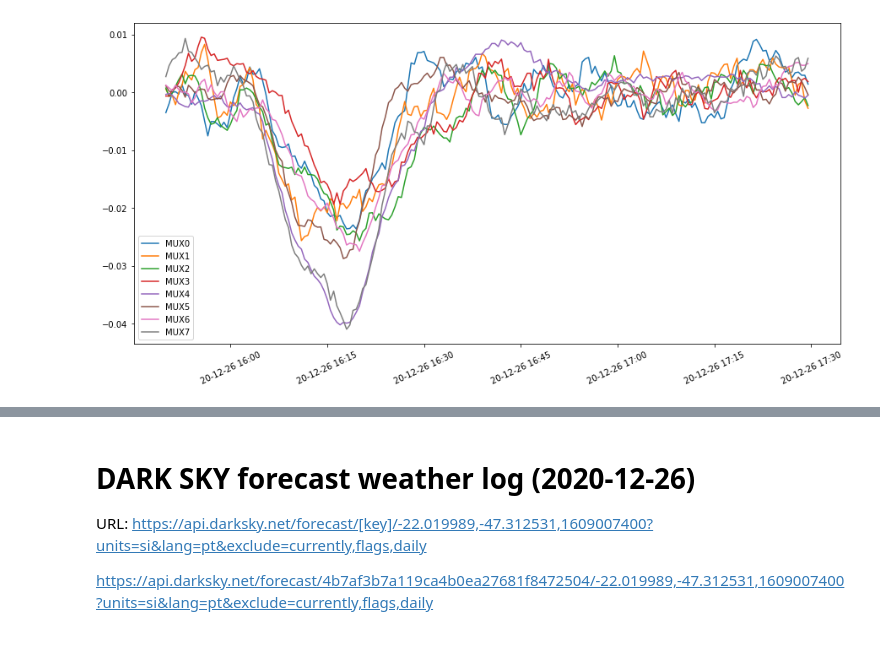
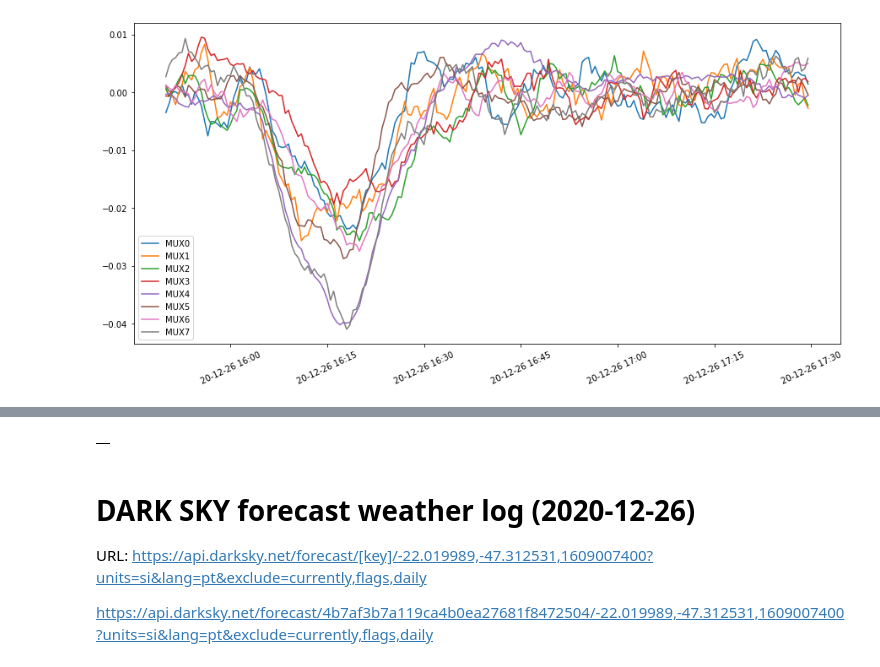
Before and after one commit to mygs/babilonia, a Jupyter notebook: research/notebook/DetectSuddenChanges-paper.ipynb, the cells around one changed output, grey strips where cells are left out. Cells and saved outputs as stored; diff of their text form; code cells hidden in the pictures.

```diff
--- a/research/notebook/DetectSuddenChanges-paper.ipynb
+++ b/research/notebook/DetectSuddenChanges-paper.ipynb
@@ -172,3 +147,7 @@ Index: []
+# %%
+ruptures['upward']
+# %% [output]
+|  |
 # %% [markdown]
 # DARK SKY forecast weather log (2020-12-26)
 
```
Also changed, not shown: parts of 5 cells of this notebook, 6 other files.
